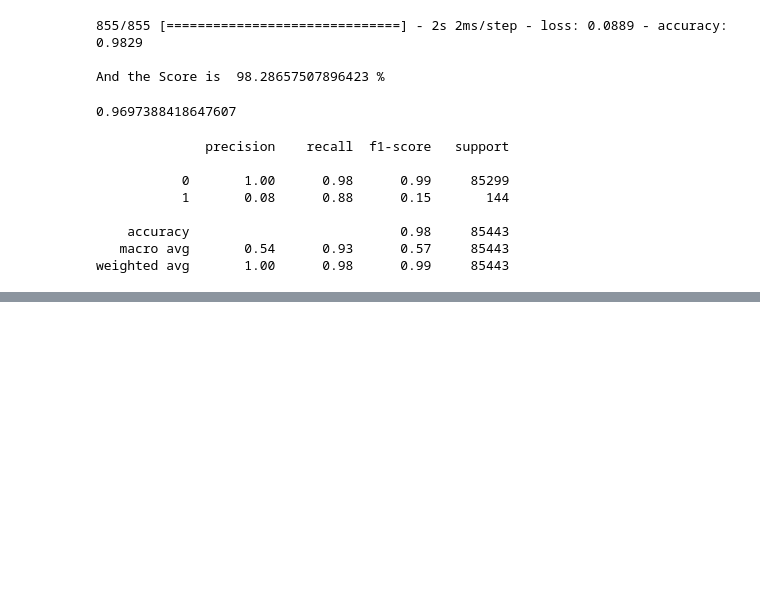
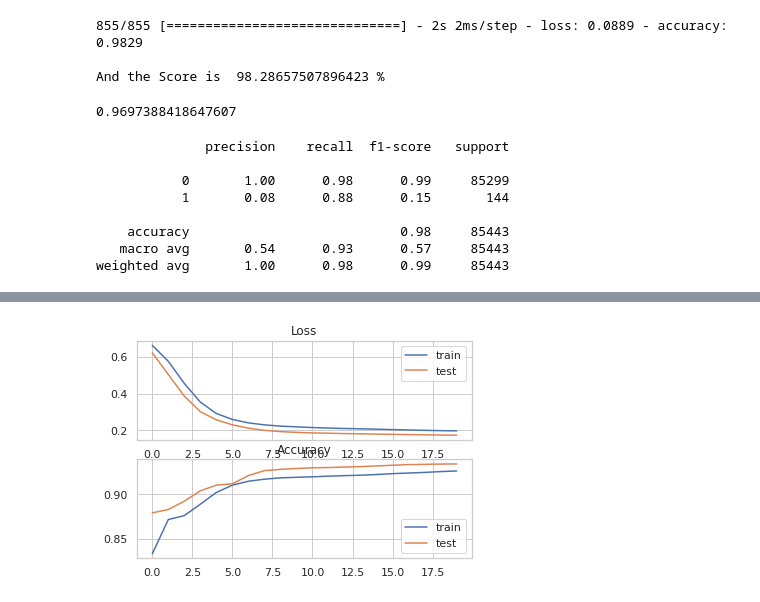
Before and after one commit to Nayim-Imrit/FraudDetection_ML_Techniques, a Jupyter notebook: FraudDetection_ML_Techniques.ipynb, the cells around one changed output, grey strips where cells are left out. Saved outputs shown, nothing was run; the diff lists cells and outputs as text; code cells hidden in the pictures; blank space fills up the shorter version.

```diff
--- a/FraudDetection_ML_Techniques.ipynb
+++ b/FraudDetection_ML_Techniques.ipynb
@@ -1647,0 +1717,15 @@ weighted avg       1.00      0.98      0.99     85443
+# %%
+# design network
+np.random.seed(7)
+
+# X_train et X_val sont des dataframe qui contient les features
+train_LSTM_X=X_train
+val_LSTM_X=X_test
+
+## Reshape input to be 3D [samples, timesteps, features] (format requis par LSTM)
+train_LSTM_X = train_LSTM_X.reshape((train_LSTM_X.shape[0], 1, train_LSTM_X.shape[1]))
+val_LSTM_X = val_LSTM_X.reshape((val_LSTM_X.shape[0], 1, val_LSTM_X.shape[1]))
+
+## Recuperation des labels
+train_LSTM_y=y_train
+val_LSTM_y=y_test
@@ -1647,0 +1754,11 @@ weighted avg       1.00      0.98      0.99     85443
+# %%
+inputs1=Input((1,9))
+att_in=LSTM(50,return_sequences=True,dropout=0.3,recurrent_dropout=0.2)(inputs1)
+att_in_1=LSTM(50,return_sequences=True,dropout=0.3,recurrent_dropout=0.2)(att_in)
+att_out=attention()(att_in_1)
+outputs1=Dense(1,activation='sigmoid',trainable=True)(att_out)
+model1=Model(inputs1,outputs1)
+# %%
+model1.compile(loss='binary_crossentropy', optimizer='adam', metrics=['accuracy'])
+# %%
+history=model1.fit(train_LSTM_X, train_LSTM_y,epochs=20,batch_size=20000, validation_data=(val_LSTM_X, val_LSTM_y))
@@ -1647,0 +1783,16 @@ weighted avg       1.00      0.98      0.99     85443
+# %%
+# plot loss during training
+pyplot.subplot(211)
+pyplot.title('Loss')
+pyplot.plot(history.history['loss'], label='train')
+pyplot.plot(history.history['val_loss'], label='test')
+pyplot.legend()
+# plot accuracy during training
+pyplot.subplot(212)
+pyplot.title('Accuracy')
+pyplot.plot(history.history['accuracy'], label='train')
+pyplot.plot(history.history['val_accuracy'], label='test')
+pyplot.legend()
+pyplot.show()
+# %% [output]
+[figure, added]
```
Also changed, not shown: parts of 12 cells of this notebook.
